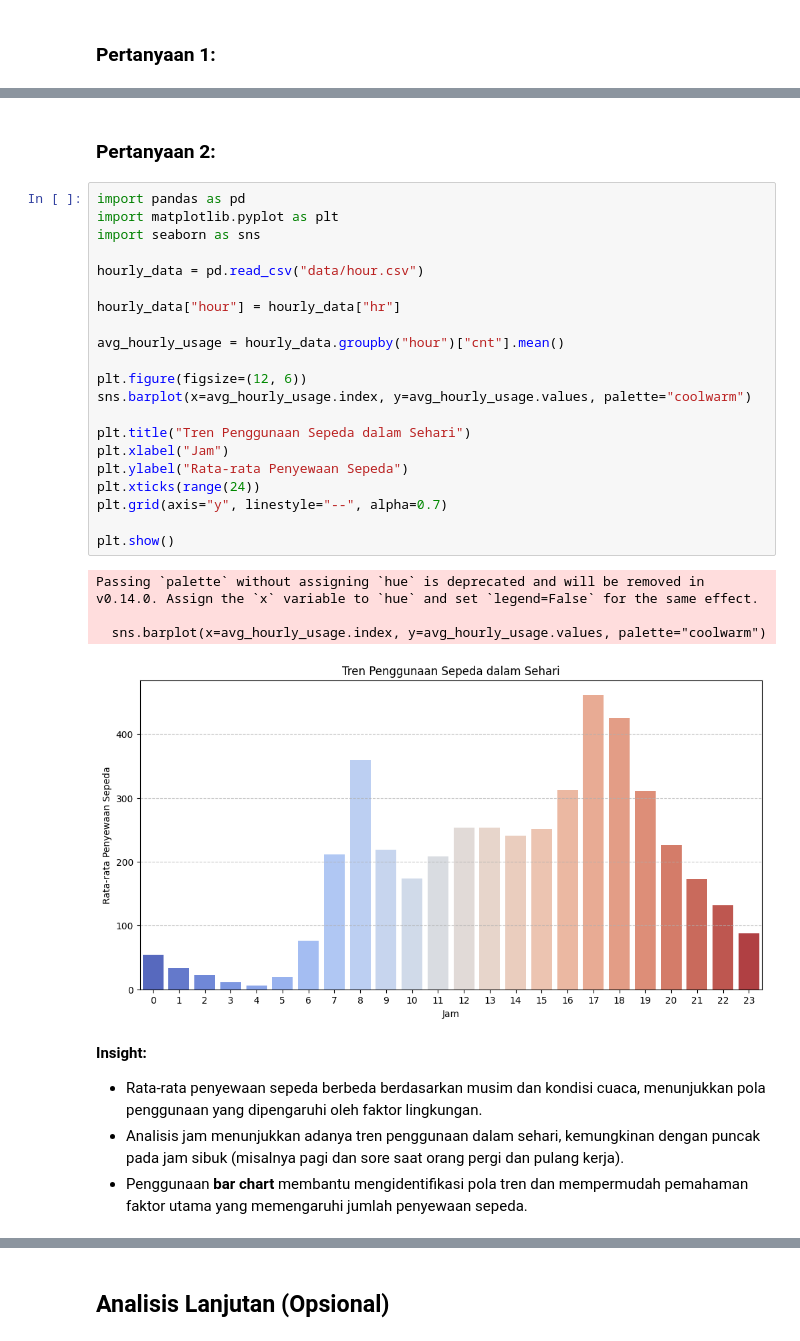
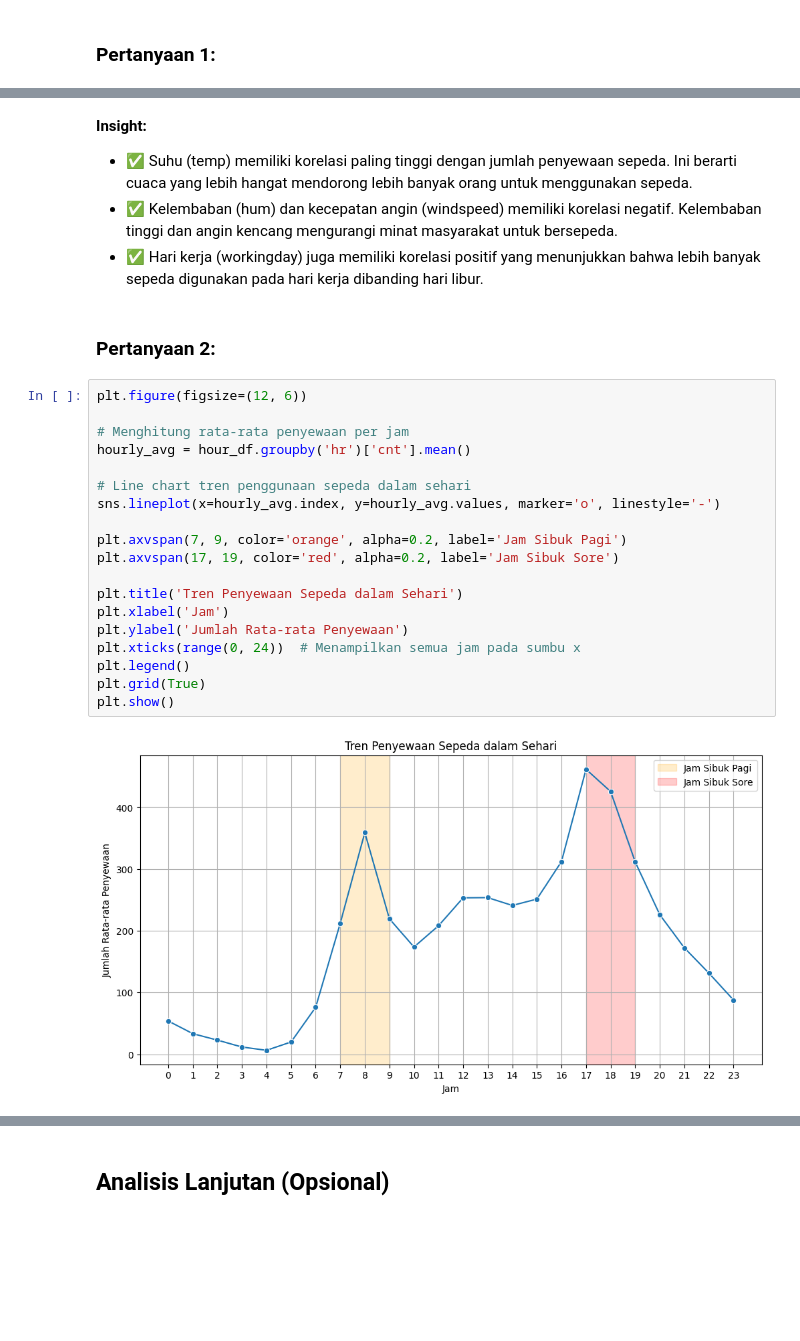
Before and after one commit to Eva-Yuliana/Bike-Sharing, a Jupyter notebook: notebook.ipynb, the cells around one changed output, grey strips where cells are left out. Cells and saved outputs as stored; diff of their text form; blank space fills up the shorter version.

```diff
--- a/notebook.ipynb
+++ b/notebook.ipynb
@@ -348,33 +197,28 @@ Passing `palette` without assigning `hue` is deprecated and will be removed in v
+# %% [markdown]
+**Insight:**
+- ✅ Suhu (temp) memiliki korelasi paling tinggi dengan jumlah penyewaan sepeda. Ini berarti cuaca yang lebih hangat mendorong lebih banyak orang untuk menggunakan sepeda.
+- ✅ Kelembaban (hum) dan kecepatan angin (windspeed) memiliki korelasi negatif. Kelembaban tinggi dan angin kencang mengurangi minat masyarakat untuk bersepeda.
+- ✅ Hari kerja (workingday) juga memiliki korelasi positif yang menunjukkan bahwa lebih banyak sepeda digunakan pada hari kerja dibanding hari libur.
 # %% [markdown]
 ### Pertanyaan 2:
-# %%
-import pandas as pd
-import matplotlib.pyplot as plt
-import seaborn as sns
-
-hourly_data = pd.read_csv("data/hour.csv")
-
-hourly_data["hour"] = hourly_data["hr"]
-
-avg_hourly_usage = hourly_data.groupby("hour")["cnt"].mean()
-
-plt.figure(figsize=(12, 6))
-sns.barplot(x=avg_hourly_usage.index, y=avg_hourly_usage.values, palette="coolwarm")
-
-plt.title("Tren Penggunaan Sepeda dalam Sehari")
-plt.xlabel("Jam")
-plt.ylabel("Rata-rata Penyewaan Sepeda")
-plt.xticks(range(24))
-plt.grid(axis="y", linestyle="--", alpha=0.7)
-
-plt.show()
-# %% [output]
-Passing `palette` without assigning `hue` is deprecated and will be removed in v0.14.0. Assign the `x` variable to `hue` and set `legend=False` for the same effect.
-
-  sns.barplot(x=avg_hourly_usage.index, y=avg_hourly_usage.values, palette="coolwarm")
-[figure, removed]
-# %% [markdown]
-**Insight:**
-- Rata-rata penyewaan sepeda berbeda berdasarkan musim dan kondisi cuaca, menunjukkan pola penggunaan yang dipengaruhi oleh faktor lingkungan.
-- Analisis jam menunjukkan adanya tren penggunaan dalam sehari, kemungkinan dengan puncak pada jam sibuk (misalnya pagi dan sore saat orang pergi dan pulang kerja).
-- Penggunaan **bar chart** membantu mengidentifikasi pola tren dan mempermudah pemahaman faktor utama yang memengaruhi jumlah penyewaan sepeda.
+# %%
+plt.figure(figsize=(12, 6))
+
+# Menghitung rata-rata penyewaan per jam
+hourly_avg = hour_df.groupby('hr')['cnt'].mean()
+
+# Line chart tren penggunaan sepeda dalam sehari
+sns.lineplot(x=hourly_avg.index, y=hourly_avg.values, marker='o', linestyle='-')
+
+plt.axvspan(7, 9, color='orange', alpha=0.2, label='Jam Sibuk Pagi')
+plt.axvspan(17, 19, color='red', alpha=0.2, label='Jam Sibuk Sore')
+
+plt.title('Tren Penyewaan Sepeda dalam Sehari')
+plt.xlabel('Jam')
+plt.ylabel('Jumlah Rata-rata Penyewaan')
+plt.xticks(range(0, 24))  # Menampilkan semua jam pada sumbu x
+plt.legend()
+plt.grid(True)
+plt.show()
+# %% [output]
+[figure, added]
```
Also changed, not shown: parts of 23 cells of this notebook.
